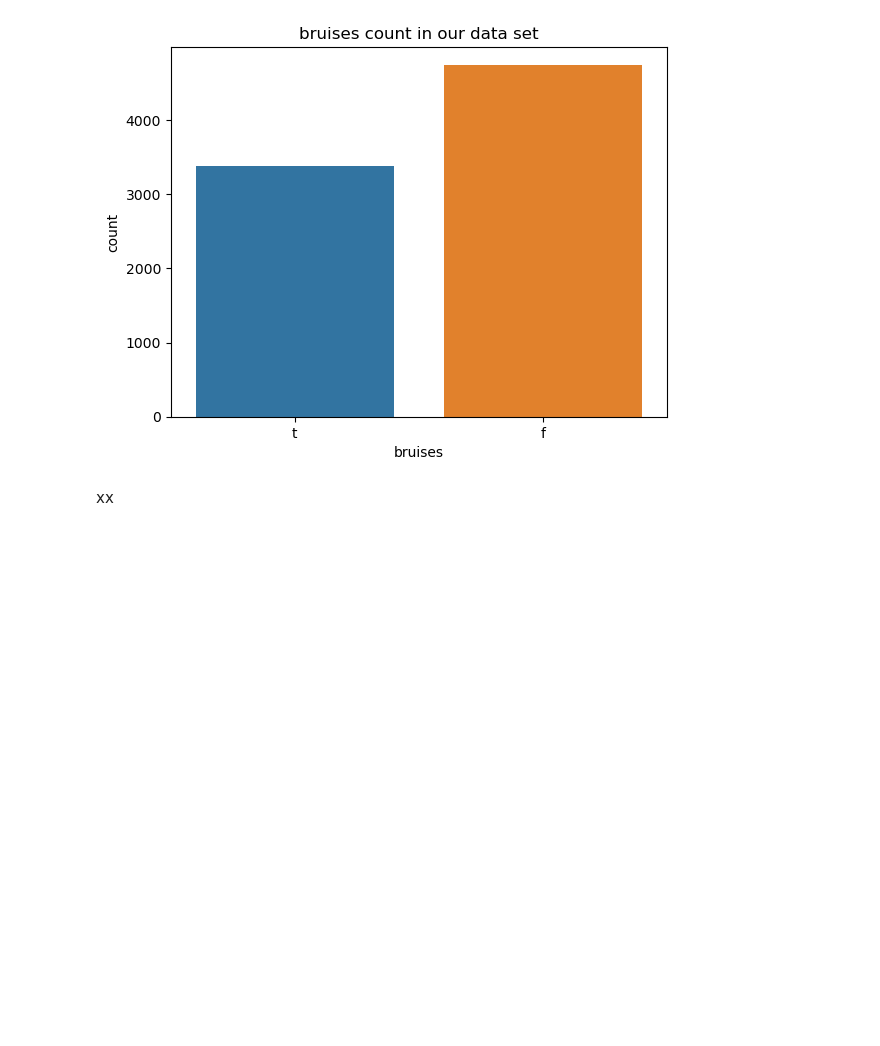
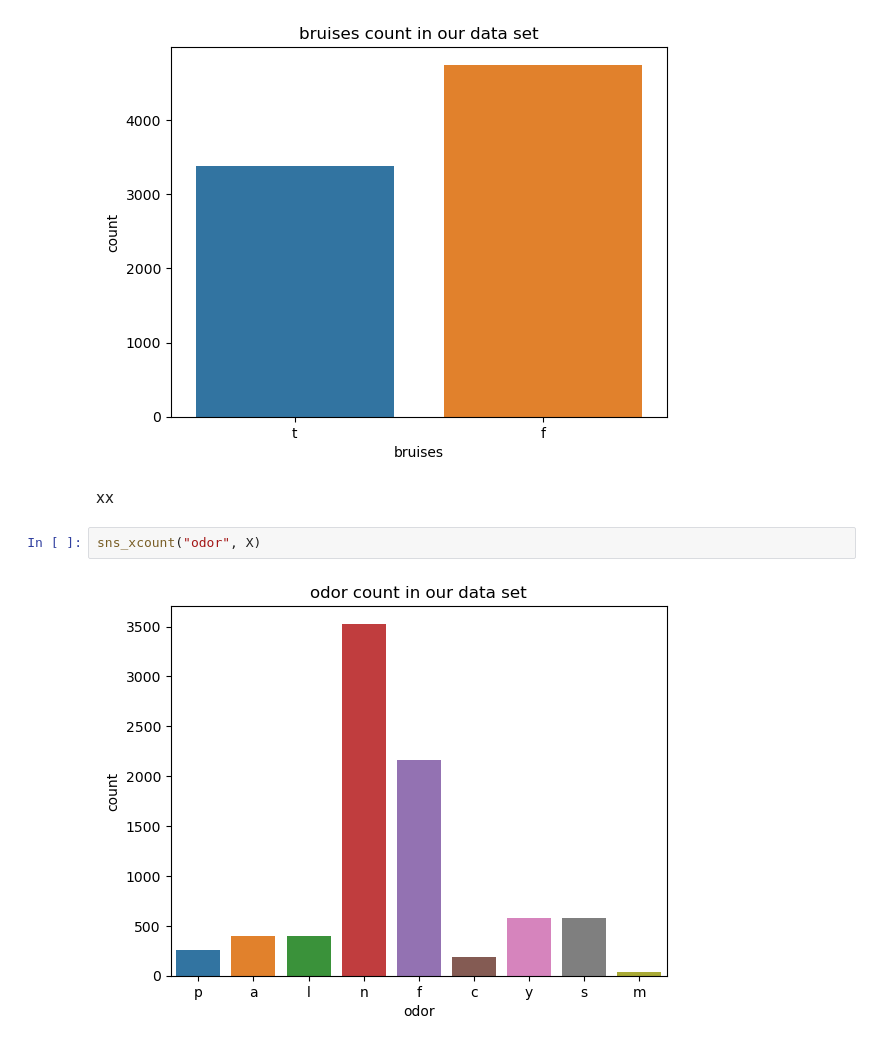
Before and after one commit to dev-ezzy/Big-Data, a Jupyter notebook: index.ipynb, the cells around one changed output. Drawn from its saved outputs; the diff is of its cells as text; blank space fills up the shorter version.

```diff
--- a/index.ipynb
+++ b/index.ipynb
@@ -368,3 +368,7 @@ sns_xcount("bruises", X)
 [figure]
 # %% [markdown]
 xx
+# %%
+sns_xcount("odor", X)
+# %% [output]
+[figure, added]
```
Also changed, not shown: parts of 2 cells of this notebook.
